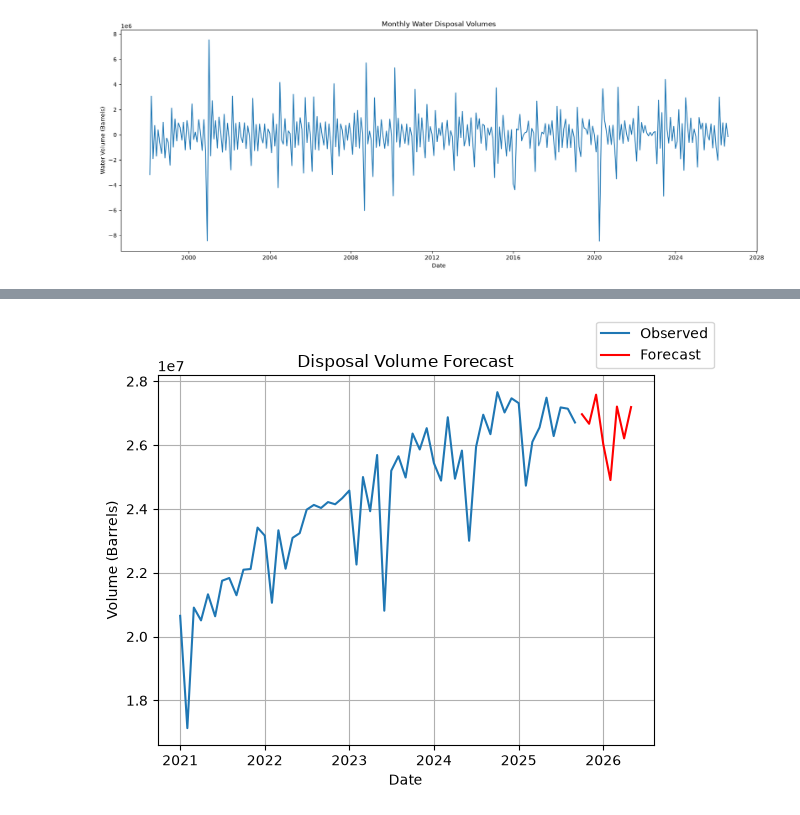
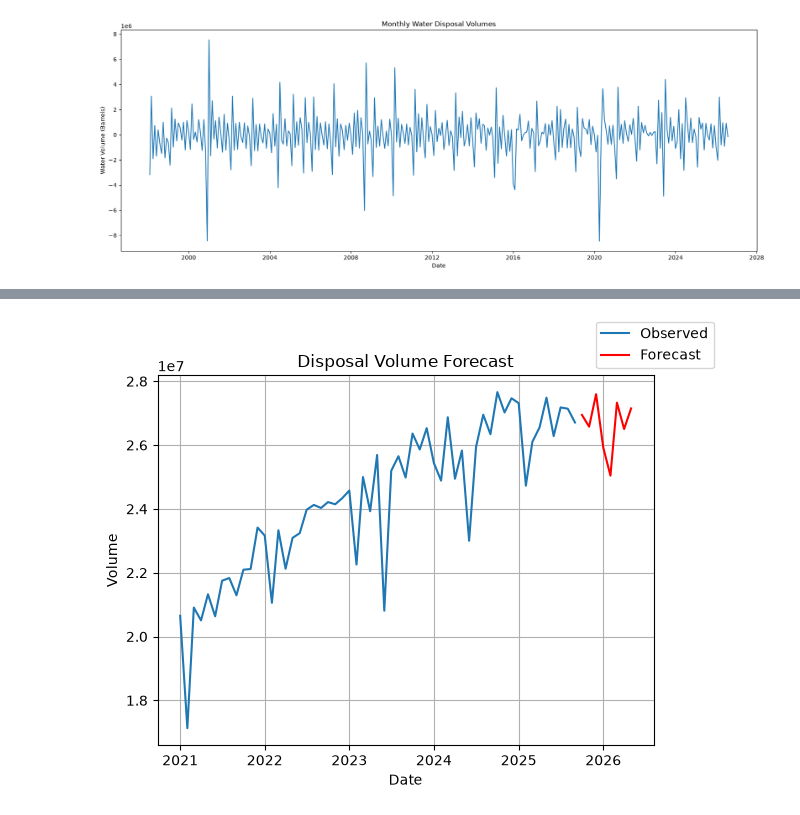
Before and after one commit to L0GN82/SARIMA, a Jupyter notebook: SARIMA with EXO.ipynb, the cells around one changed output, grey strips where cells are left out. Saved outputs shown, nothing was run; the diff lists cells and outputs as text; code cells hidden in the pictures.

```diff
--- a/SARIMA with EXO.ipynb
+++ b/SARIMA with EXO.ipynb
@@ -513,0 +277,4 @@ Warnings:
+# %%
+print(monthly_water_vols.shape[1])
+testing_df = monthly_water_vols[["Barrels"]]
+print(testing_df.shape[1])
@@ -514,85 +399,34 @@ Warnings:
 # %%
 #This script showcases the model after COVID
 #Using the SARIMAX model with the exogenous variables
-#Adding the oil production and price to the disposal volume dataframe
-original_df = pd.read_excel(r"C:\Users\LoganFrideley\East Texas Salt Water Disposal Company\Finance - Documents\Water Disposal History.xlsx")
-
-monthly_water_vols = original_df[['Month/ Year', 'Total Disposed Water Volume']].copy()
-
-# Filter out all Na values for water volumes.
-monthly_water_vols = monthly_water_vols[~monthly_water_vols['Total Disposed Water Volume'].isna()]
-
-# Changing column names to 'Water Volume'
-monthly_water_vols['Water Volume'] = monthly_water_vols['Total Disposed Water Volume']
-
-# Changing column name to Date and also making the type datetime64
-monthly_water_vols['Date'] = monthly_water_vols['Month/ Year']
-monthly_water_vols['Date'] = pd.to_datetime(monthly_water_vols['Date'])
-
-# Dropping the old columns
-monthly_water_vols = monthly_water_vols.drop(columns = ['Total Disposed Water Volume', 'Month/ Year'])
-# Changing the order of the columns
-monthly_water_vols = monthly_water_vols.loc[:, ['Date', 'Water Volume']]
 
 
-plt.ion()
-df = pd.read_csv(r'C:\Users\LoganFrideley\OneDrive - East Texas Salt Water Disposal Company\Documents\SARIMA Project\ProductionDataQuery_monthlyTotals_ReportCsv(1).csv')
-
-
-oil_prod = df[['Date', 'Barrels']].copy()
-oil_prod['Date'] = pd.to_datetime(oil_prod['Date'])
-oil_prod.sort_values('Date')
-
-#FRED Brent-Crude oil pride index
-df2 = pd.read_csv(r'C:\Users\LoganFrideley\OneDrive - East Texas Salt Water Disposal Company\Documents\SARIMA Project\MCOILBRENTEU.csv')
-
-oil_price = df2[['Date', 'Price']].copy()
-oil_price['Date'] = pd.to_datetime(oil_price['Date'])
-oil_price.sort_values('Date')
-
-#Combining the dataframes together for the SARIMA model
-monthly_water_vols = monthly_water_vols.merge(oil_prod[['Date','Barrels']], on = 'Date', how = 'left')
-monthly_water_vols = monthly_water_vols.merge(oil_price[['Date','Price']], on = 'Date', how = 'left')
-monthly_water_vols = monthly_water_vols.dropna()
-
-
-#Changing the dataframe to represent the last 5 years.
-mask = (monthly_water_vols['Date'] >= '2021-01-01') & (monthly_water_vols['Date'] <= '2026-05-01')
-subset = monthly_water_vols[mask]
-
-#Assigning Training data set
-training_mask = (subset['Date'] >= '2021-01-01') & (subset['Date'] <= '2025-09-01')
-training = subset[training_mask]
-
-#Assigning Validation data
-validation_mask = (subset['Date'] >= '2025-10-01') & (subset['Date'] <= '2026-05-01')
-validation = subset[validation_mask]
 
 #SARIMAX model takes in the training data with two exogenous variables
 model = SARIMAX(
-    training['Water Volume'],
-    k_exog = 2,
-    exog = training[['Barrels', 'Price']],
-    order = (2,1,2),
-    seasonal_order = (0,0,1,12)
+    small_training['Water Volume'],
+    exog = small_training['Barrels'],
+    order = (1,1,0),
+    seasonal_order = (0,0,0,12)
 
 )
+
 results = model.fit()
-forecast_periods = len(validation)
-forecast = results.forecast(forecast_periods, exog = validation[['Barrels', 'Price']])
-r_squared = R_squared(validation['Water Volume'], forecast)
-adjusted = adj_R_squared(validation['Water Volume'], forecast, monthly_water_vols)
+forecast_periods = len(small_validation)
+forecast = results.forecast(forecast_periods, exog = small_validation['Barrels'])
+r_squared = R_squared(small_validation['Water Volume'], forecast)
+adjusted = adj_R_squared(small_validation['Water Volume'], forecast, testing_df)
 
 print(f'R-squared: {r_squared}')
 print(f'Adjusted R-squared: {adjusted}')
 print(results.summary())
 
 fig, ax = plt.subplots()
-ax.plot(training['Date'], training['Water Volume'], label='Observed')
-ax.plot(validation['Date'], forecast, label='Forecast', color='red')
+ax.plot(small_training['Date'], small_training['Water Volume'], label='Observed')
+ax.plot(small_validation['Date'], forecast, label='Forecast', color='red')
 ax.set_title("Disposal Volume Forecast")
 ax.set_xlabel("Date")
-ax.set_ylabel("Volume (Barrels)")
+ax.set_ylabel("Volume")
 ax.grid()
 fig.legend()
 fig.show()
@@ -617 +451 @@ Warnings:
-[figure, old version]
+[figure, new version]
```
Also changed, not shown: parts of 27 cells of this notebook, 3 other files.
